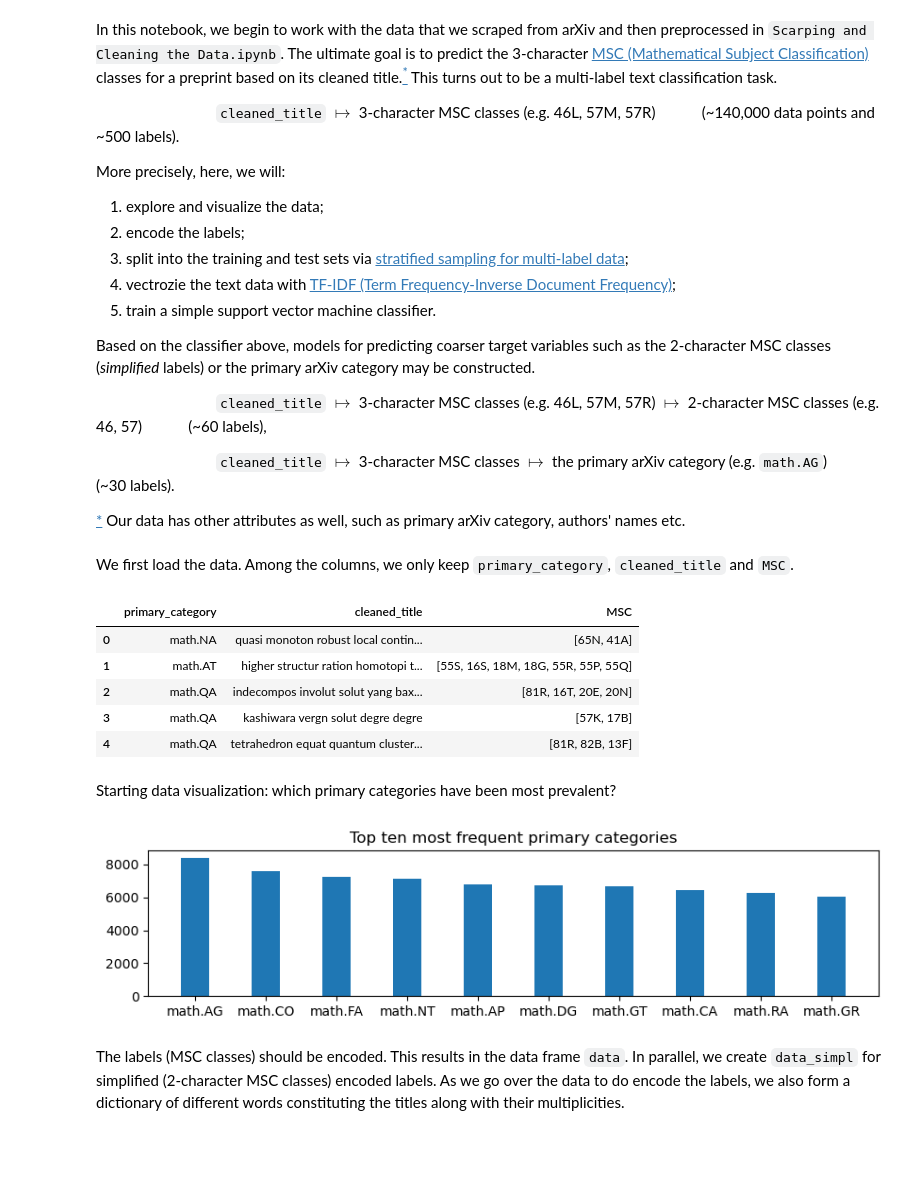
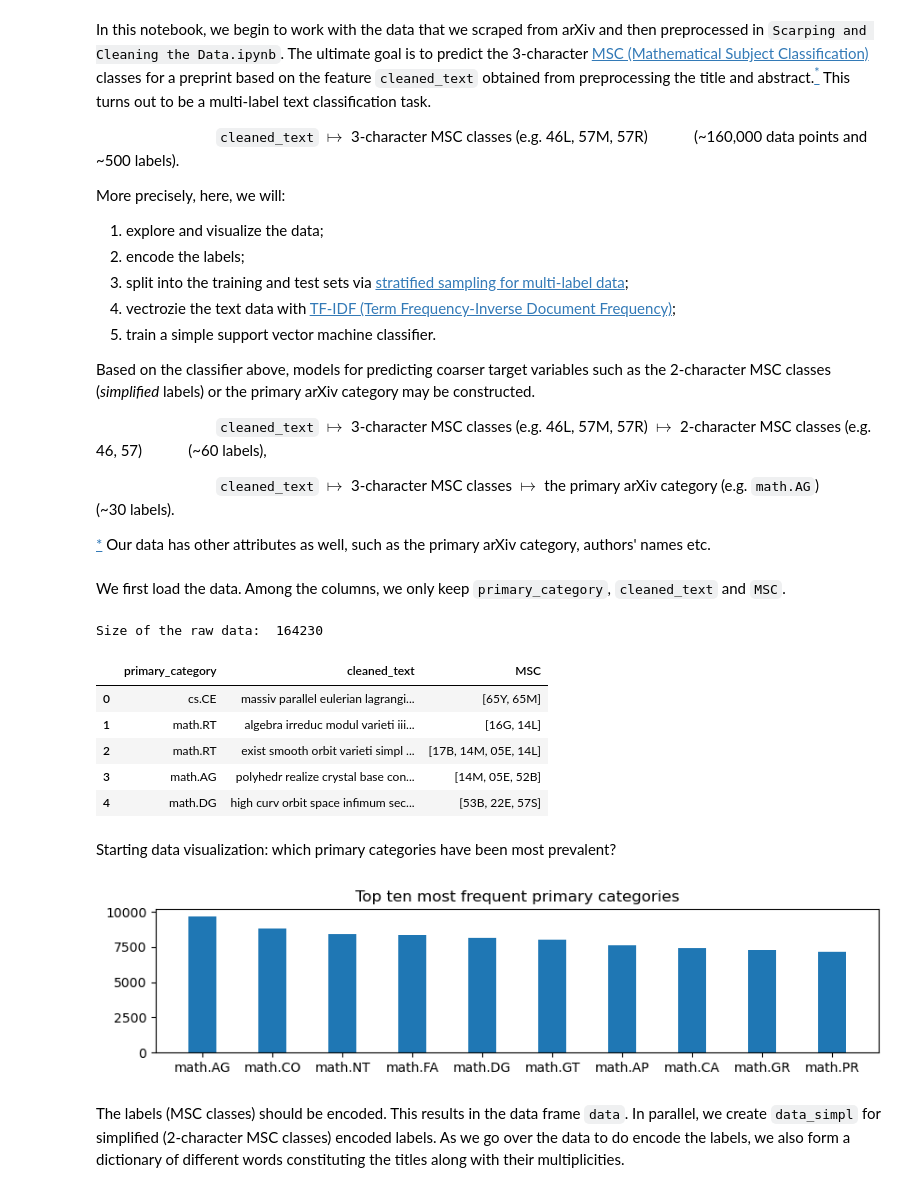
Before and after one commit to FilomKhash/Math-Preprint-Classifier, a Jupyter notebook: Basic Models.ipynb, the cells around one changed output. Drawn from its saved outputs; the diff is of its cells as text; code cells hidden in the pictures; blank space fills up the shorter version.

```diff
--- a/Basic Models.ipynb
+++ b/Basic Models.ipynb
@@ -1,7 +1,7 @@
 # %% [markdown]
-In this notebook, we begin to work with the data that we scraped from arXiv and then preprocessed in `Scarping and Cleaning the Data.ipynb`. The ultimate goal is to predict the 3-character [MSC (Mathematical Subject Classification)](https://mathscinet.ams.org/mathscinet/msc/msc2020.html) classes for a preprint based on its cleaned title.<a name="cite_ref-a"></a>[<sup>*</sup>](#cite_note-a) This turns out to be a multi-label text classification task.
+In this notebook, we begin to work with the data that we scraped from arXiv and then preprocessed in `Scarping and Cleaning the Data.ipynb`. The ultimate goal is to predict the 3-character [MSC (Mathematical Subject Classification)](https://mathscinet.ams.org/mathscinet/msc/msc2020.html) classes for a preprint based on the feature `cleaned_text` obtained from preprocessing the title and abstract.<a name="cite_ref-a"></a>[<sup>*</sup>](#cite_note-a) This turns out to be a multi-label text classification task.
 
-$\hspace{3cm}$  `cleaned_title` $\mapsto$ 3-character MSC classes (e.g. 46L, 57M, 57R) $\hspace{1cm}$  (~140,000 data points and ~500 labels).
+$\hspace{3cm}$  `cleaned_text` $\mapsto$ 3-character MSC classes (e.g. 46L, 57M, 57R) $\hspace{1cm}$  (~160,000 data points and ~500 labels).
 
 
 
@@ -14,13 +14,13 @@ More precisely, here, we will:
 
 Based on the classifier above, models for predicting coarser target variables such as the 2-character MSC classes (*simplified* labels) or the primary arXiv category may be constructed.
 
-$\hspace{3cm}$  `cleaned_title` $\mapsto$ 3-character MSC classes (e.g. 46L, 57M, 57R)
+$\hspace{3cm}$  `cleaned_text` $\mapsto$ 3-character MSC classes (e.g. 46L, 57M, 57R)
 $\mapsto$ 2-character MSC classes (e.g. 46, 57) $\hspace{1cm}$  (~60 labels),
 
-$\hspace{3cm}$  `cleaned_title` $\mapsto$ 3-character MSC classes $\mapsto$ the primary arXiv category (e.g. `math.AG`) $\hspace{1cm}$  (~30 labels).
+$\hspace{3cm}$  `cleaned_text` $\mapsto$ 3-character MSC classes $\mapsto$ the primary arXiv category (e.g. `math.AG`) $\hspace{1cm}$  (~30 labels).
 
 
-<a name="cite_note-a"></a>[*](#cite_ref-a) Our data has other attributes as well, such as primary arXiv category, authors' names etc.
+<a name="cite_note-a"></a>[*](#cite_ref-a) Our data has other attributes as well, such as the primary arXiv category, authors' names etc.
 # %%
 import pandas as pd
 import matplotlib.pyplot as plt
@@ -43,35 +43,37 @@ from stratified import multilabel_train_test_split
 
 from scipy import sparse
 # %% [markdown]
-We first load the data. Among the columns, we only keep `primary_category`, `cleaned_title` and `MSC`.
+We first load the data. Among the columns, we only keep `primary_category`, `cleaned_text` and `MSC`.
 # %%
-raw_data=pd.read_csv('./data/data.csv',index_col=False)
-raw_data=raw_data[['primary_category','cleaned_title','MSC']]
+raw_data=pd.read_csv('./data/data.zip',compression='zip')
+raw_data=raw_data[['primary_category','cleaned_text','MSC']]
+print('Size of the raw data: ',raw_data.shape[0])
 
 #While loading, the lists under the MSC column are loaded as strings. They should be turned back into lists.
 raw_data['MSC']=raw_data['MSC'].apply(lambda x:eval(x))
 raw_data.head()
 # %% [output]
+Size of the raw data:  164230
-|  | primary_category | cleaned_title | MSC |
-| 0 | math.NA | quasi monoton robust local contin... | [65N, 41A] |
-| 1 | math.AT | higher structur ration homotopi t... | [55S, 16S, 18M, 18G, 55R, 55P, 55Q] |
-| 2 | math.QA | indecompos involut solut yang bax... | [81R, 16T, 20E, 20N] |
-| 3 | math.QA | kashiwara vergn solut degre degre | [57K, 17B] |
-| 4 | math.QA | tetrahedron equat quantum cluster... | [81R, 82B, 13F] |
+|  | primary_category | cleaned_text | MSC |
+| 0 | cs.CE | massiv parallel eulerian lagrangi... | [65Y, 65M] |
+| 1 | math.RT | algebra irreduc modul varieti iii... | [16G, 14L] |
+| 2 | math.RT | exist smooth orbit varieti simpl ... | [17B, 14M, 05E, 14L] |
+| 3 | math.AG | polyhedr realize crystal base con... | [14M, 05E, 52B] |
+| 4 | math.DG | high curv orbit space infimum sec... | [53B, 22E, 57S] |
 # %% [markdown]
 Starting data visualization: which primary categories have been most prevalent?
-# %%
-fig=plt.figure(figsize=(10,2))
-ax=fig.add_subplot(1,1,1)
-
-#Top 10 most frequent primary categories (bar chart)
-ax.bar(x=raw_data['primary_category'].value_counts().head(10).index,
-        height=raw_data['primary_category'].value_counts().head(10),width=0.4)
-ax.set_title('Top ten most frequent primary categories')
-
-plt.show()
-# %% [output]
-[figure, removed]
+# %%
+fig=plt.figure(figsize=(10,2))
+ax=fig.add_subplot(1,1,1)
+
+#Top 10 most frequent primary categories (bar chart)
+ax.bar(x=raw_data['primary_category'].value_counts().head(10).index,
+        height=raw_data['primary_category'].value_counts().head(10),width=0.4)
+ax.set_title('Top ten most frequent primary categories')
+
+plt.show()
+# %% [output]
+[figure, added]
 # %% [markdown]
 The labels (MSC classes) should be encoded. This results in the data frame `data`. In parallel, we create `data_simpl` for simplified (2-character MSC classes) encoded labels. As we go over the data to do encode the labels, we also form a dictionary of different words constituting the titles along with their multiplicities.
 # %%
```
Also changed, not shown: parts of 20 cells of this notebook, 5 other files.
